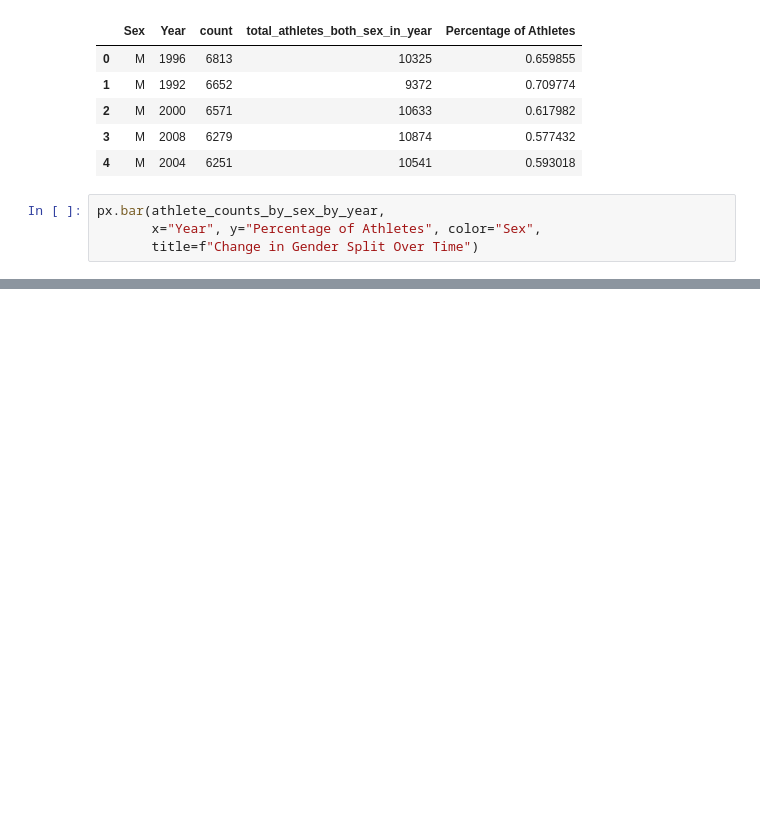
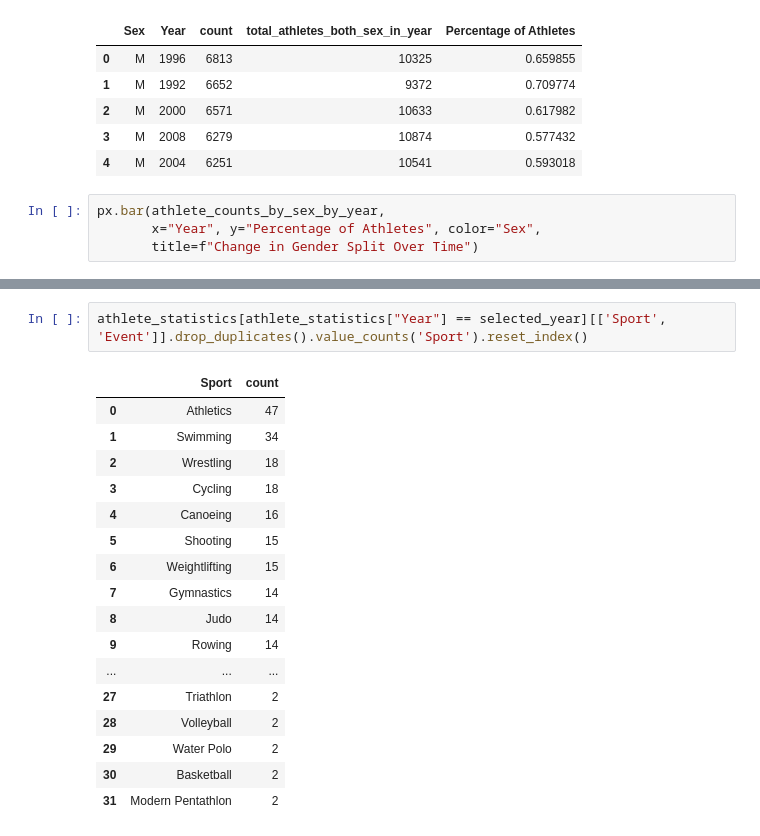
Before and after one commit to hsma-programme/h6_7b_web_apps_1, a Jupyter notebook: exercises/exercise_3/useful_code_snippets_olympic_data.ipynb, the cells around one changed output, grey strips where cells are left out. Saved outputs shown, nothing was run; the diff lists cells and outputs as text; blank space fills up the shorter version.

```diff
--- a/exercises/exercise_3/useful_code_snippets_olympic_data.ipynb
+++ b/exercises/exercise_3/useful_code_snippets_olympic_data.ipynb
@@ -407,0 +427,20 @@ px.bar(athlete_counts_by_sex_by_year,
+# %%
+athlete_statistics[athlete_statistics["Year"] == selected_year][['Sport', 'Event']].drop_duplicates().value_counts('Sport').reset_index()
+# %% [output]
+|  | Sport | count |
+| 0 | Athletics | 47 |
+| 1 | Swimming | 34 |
+| 2 | Wrestling | 18 |
+| 3 | Cycling | 18 |
+| 4 | Canoeing | 16 |
+| 5 | Shooting | 15 |
+| 6 | Weightlifting | 15 |
+| 7 | Gymnastics | 14 |
+| 8 | Judo | 14 |
+| 9 | Rowing | 14 |
+| ... | ... | ... |
+| 27 | Triathlon | 2 |
+| 28 | Volleyball | 2 |
+| 29 | Water Polo | 2 |
+| 30 | Basketball | 2 |
+| 31 | Modern Pentathlon | 2 |
```
Also changed, not shown: parts of 5 cells of this notebook.
